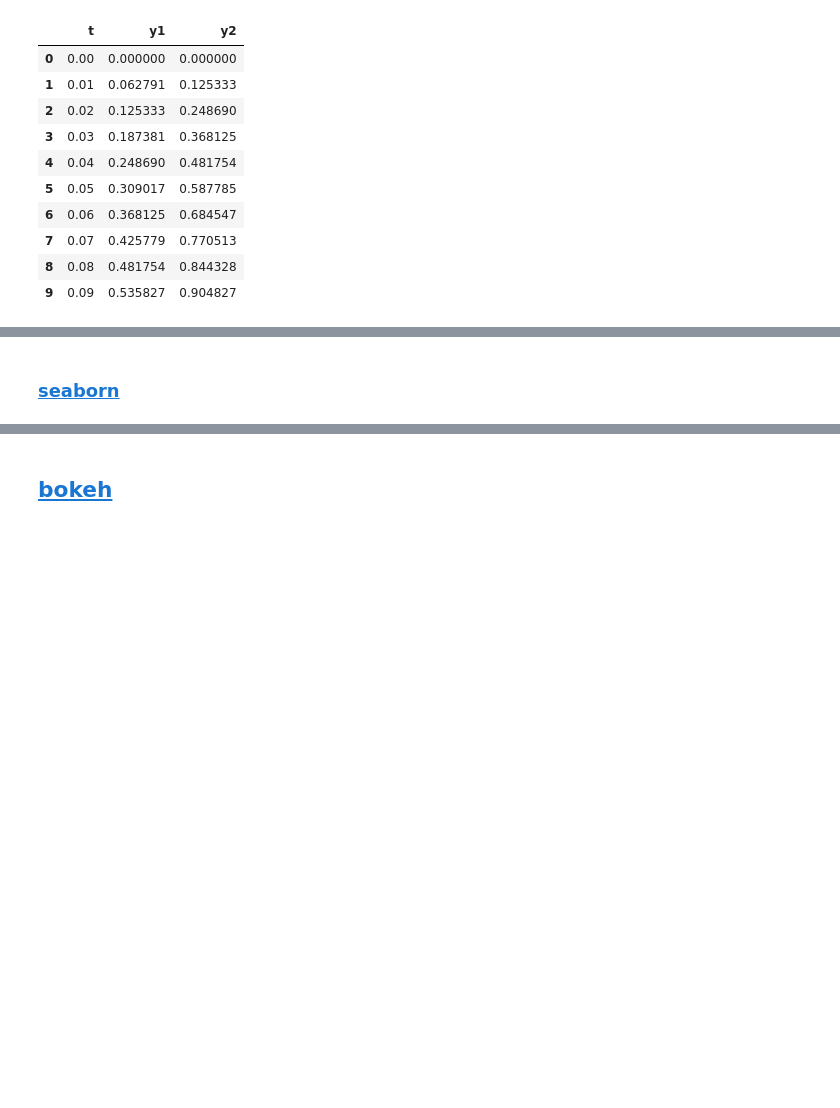
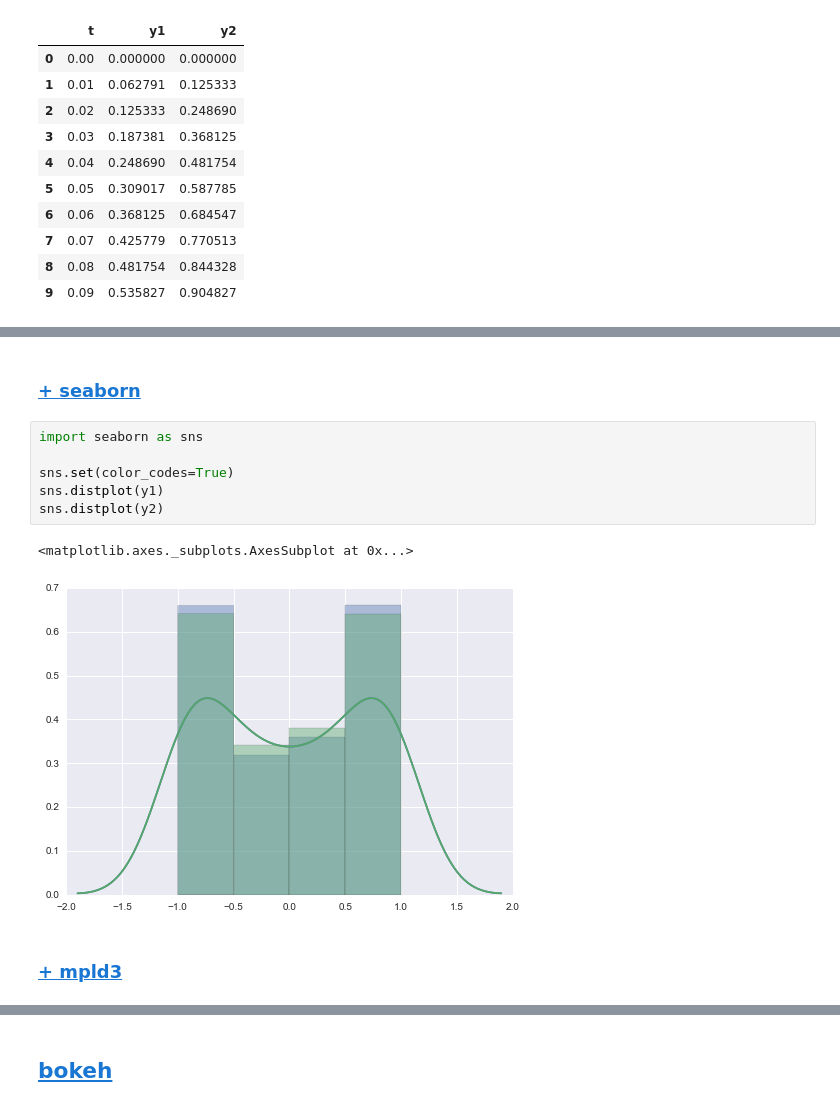
Before and after one commit to amcasari/pyladies-interactive-planetary, a Jupyter notebook: notebooks/HELLO WORLD | All the Libraries.ipynb, the cells around one changed output, grey strips where cells are left out. Cells and saved outputs as stored; diff of their text form; blank space fills up the shorter version.

```diff
--- a/notebooks/HELLO WORLD | All the Libraries.ipynb
+++ b/notebooks/HELLO WORLD | All the Libraries.ipynb
@@ -59,2 +59,13 @@ show()
 # %% [markdown]
-### [seaborn](http://stanford.edu/~mwaskom/software/seaborn/)
+### [+ seaborn](http://stanford.edu/~mwaskom/software/seaborn/)
+# %%
+import seaborn as sns
+
+sns.set(color_codes=True)
+sns.distplot(y1)
+sns.distplot(y2)
+# %% [output]
+<matplotlib.axes._subplots.AxesSubplot at 0x...>
+[figure, added]
+# %% [markdown]
+### [+ mpld3](http://mpld3.github.io/)
```
Also changed, not shown: parts of 4 cells of this notebook, 1 other file.
